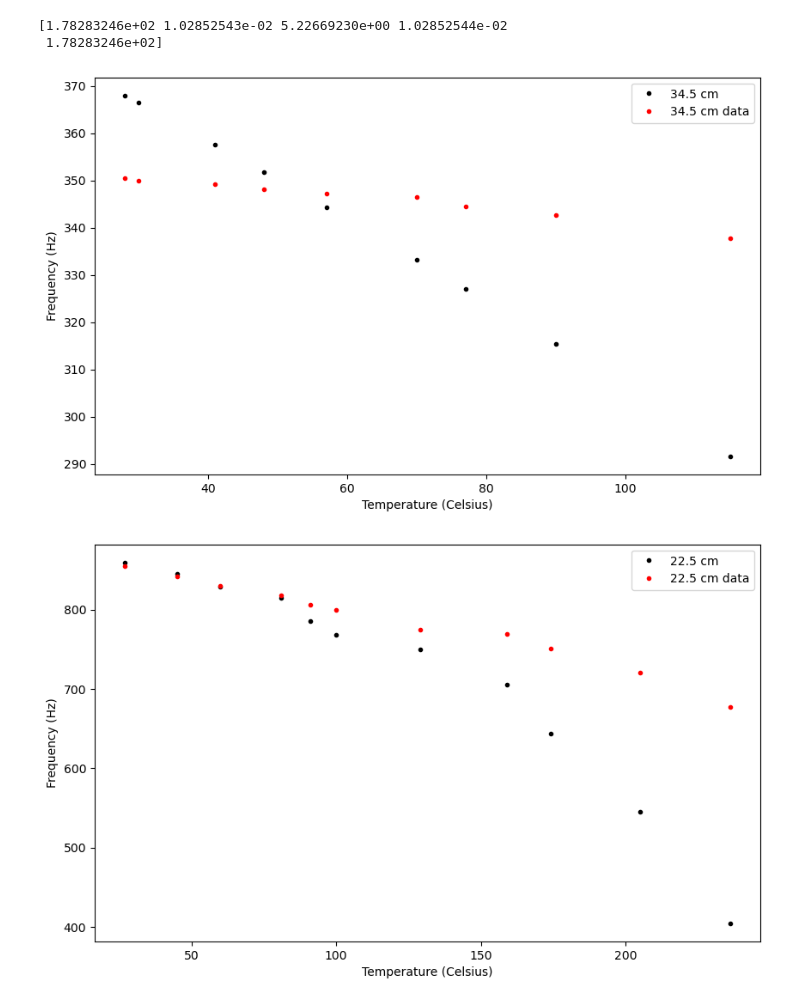
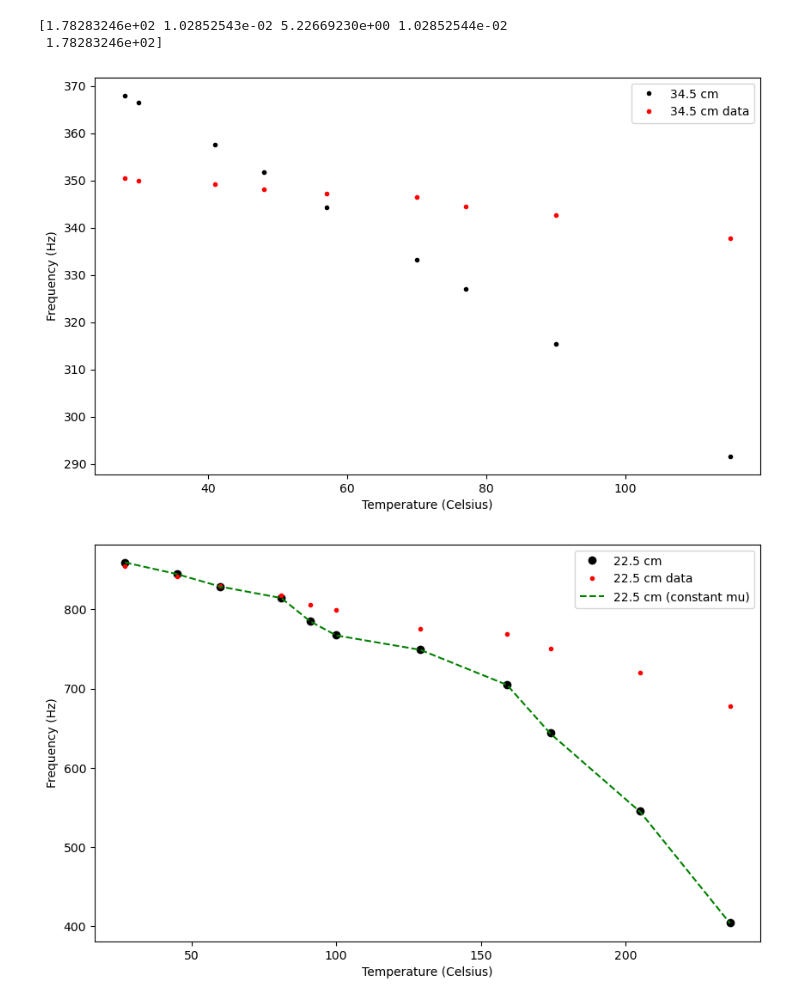
Before and after one commit to AlejandroJean1/Onderzoekspracticum-TN2, a Jupyter notebook: Data Analyse.ipynb, the cells around one changed output. Cells and saved outputs as stored; diff of their text form; code cells hidden in the pictures.

```diff
--- a/Data Analyse.ipynb
+++ b/Data Analyse.ipynb
@@ -108,37 +108,49 @@ test2 = frequentie(
     new_mu(dTemp498, L225 * A2, r2, alpha_L, alpha_V, di, A2)[1],
     new_mu(dTemp498, L225 * A2, r2, alpha_L, alpha_V, di, A2)[2])
 
+test25 = frequentie(
+    aa,
+    # new_mu(dTemp498, L225 * A2, r2, alpha_L, alpha_V, di, A2)[0],
+    tens2, L225, n,
+    new_mu(dTemp498, L225 * A2, r2, alpha_L, alpha_V, di, A2)[1],
+    new_mu(dTemp498, L225 * A2, r2, alpha_L, alpha_V, di, A2)[2])
+
 test3 = frequentie(
     # aa,
     new_mu(dTemp498, L498 * A2, r2, alpha_L, alpha_V, di, A2)[0],
     tens3, L498, n,
     new_mu(dTemp498, L498 * A2, r2, alpha_L, alpha_V, di, A2)[1],
     new_mu(dTemp498, L498 * A2, r2, alpha_L, alpha_V, di, A2)[2])
 
 plt.figure(figsize=(10, 6))
 plt.plot(Temp345, test1, "k.", label='34.5 cm')
 plt.plot(Temp345, eigen_f345, "r.", label='34.5 cm data')
 plt.legend()
 plt.xlabel('Temperature (Celsius)')
 plt.ylabel('Frequency (Hz)')
+plt.savefig('Frequency_vs_Temperature_34_5cm.png', dpi=300)
 plt.show()
 
 plt.figure(figsize=(10, 6))
-plt.plot(Temp225, test2, "k.", label='22.5 cm')
+plt.plot(Temp225, test2, "ko", label='22.5 cm')
 plt.plot(Temp225, eigen_f225, "r.", label='22.5 cm data')
+plt.plot(Temp225, test25, "g--", label='22.5 cm (constant mu)')
 plt.legend()
 plt.xlabel('Temperature (Celsius)')
 plt.ylabel('Frequency (Hz)')
+plt.savefig('Frequency_vs_Temperature_22_5cm.png', dpi=300)
 plt.show()
 
 plt.figure(figsize=(10, 6))
 plt.plot(Temp498, test3, "k.", label='49.8 cm')
 plt.plot(Temp498, eigen_f498, "r.", label='49.8 cm data')
 plt.legend()
 plt.xlabel('Temperature (Celsius)')
 plt.ylabel('Frequency (Hz)')
+plt.tight_layout()
+plt.savefig("Frequency_vs_Temperature_49_8cm.png", dpi=300, bbox_inches="tight")
 plt.show()
 # %% [output]
 [figure]
-[figure, old version]
+[figure, new version]
 [figure]
```
